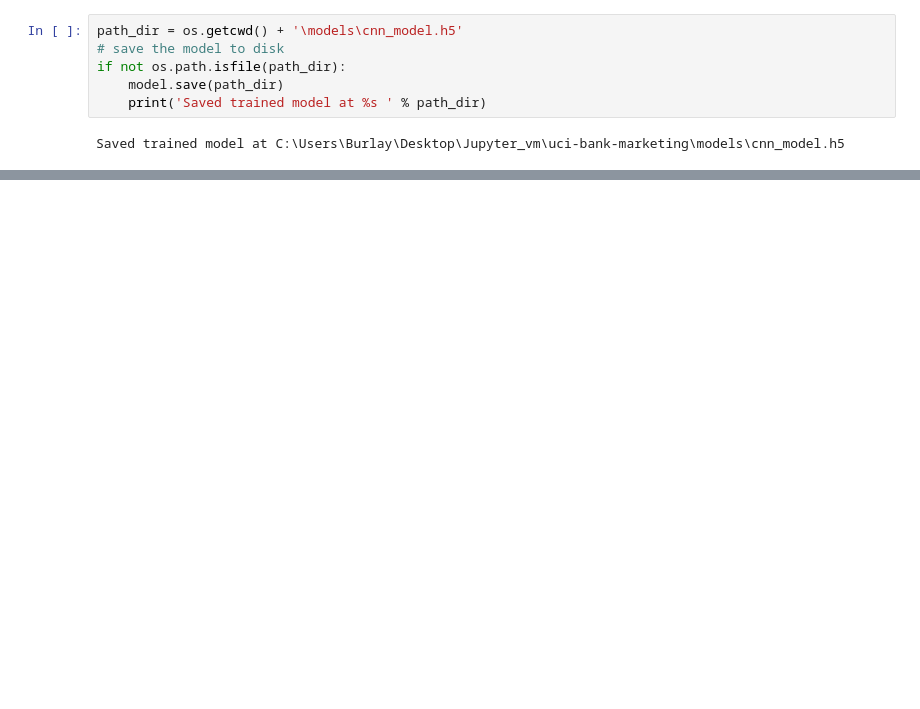
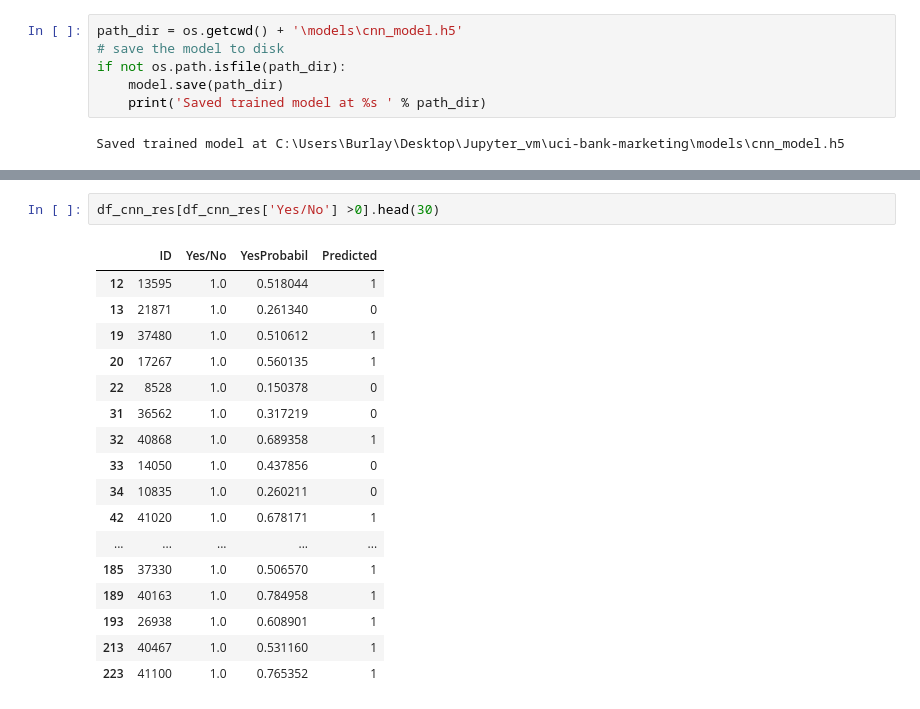
Before and after one commit to vburlay/UCI-Bank-Marketing, a Jupyter notebook: Jupyter Notebook.ipynb, the cells around one changed output, grey strips where cells are left out. Drawn from its saved outputs; the diff is of its cells as text; blank space fills up the shorter version.

```diff
--- a/Jupyter Notebook.ipynb
+++ b/Jupyter Notebook.ipynb
@@ -447,0 +465,20 @@ probability(x_testcnn,y_test,model)
+# %%
+df_cnn_res[df_cnn_res['Yes/No'] >0].head(30)
+# %% [output]
+|  | ID | Yes/No | YesProbabil | Predicted |
+| 12 | 13595 | 1.0 | 0.518044 | 1 |
+| 13 | 21871 | 1.0 | 0.261340 | 0 |
+| 19 | 37480 | 1.0 | 0.510612 | 1 |
+| 20 | 17267 | 1.0 | 0.560135 | 1 |
+| 22 | 8528 | 1.0 | 0.150378 | 0 |
+| 31 | 36562 | 1.0 | 0.317219 | 0 |
+| 32 | 40868 | 1.0 | 0.689358 | 1 |
+| 33 | 14050 | 1.0 | 0.437856 | 0 |
+| 34 | 10835 | 1.0 | 0.260211 | 0 |
+| 42 | 41020 | 1.0 | 0.678171 | 1 |
+| ... | ... | ... | ... | ... |
+| 185 | 37330 | 1.0 | 0.506570 | 1 |
+| 189 | 40163 | 1.0 | 0.784958 | 1 |
+| 193 | 26938 | 1.0 | 0.608901 | 1 |
+| 213 | 40467 | 1.0 | 0.531160 | 1 |
+| 223 | 41100 | 1.0 | 0.765352 | 1 |
```
Also changed, not shown: parts of 41 cells of this notebook, 3 other files.
